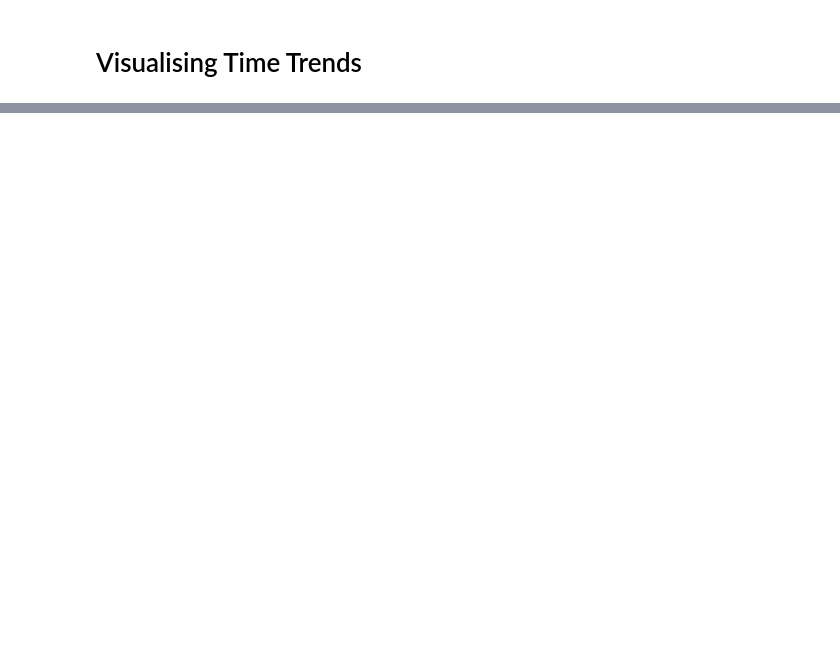
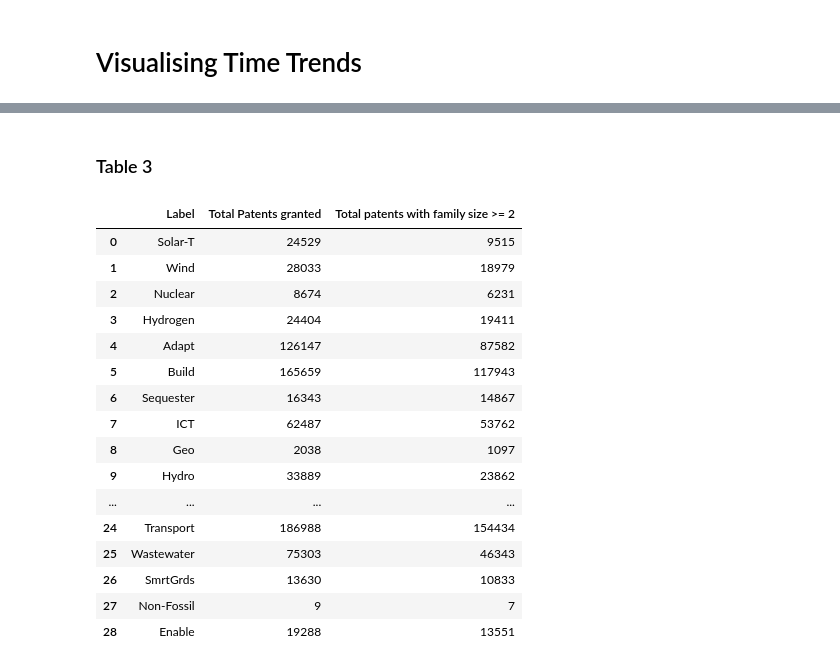
Before and after one commit to Nitasha05/Disasters-and-green-Innovation, a Jupyter notebook: Descriptive Statistics.ipynb, the cells around one changed output, grey strips where cells are left out. Saved outputs shown, nothing was run; the diff lists cells and outputs as text; code cells hidden in the pictures; blank space fills up the shorter version.

```diff
--- a/Descriptive Statistics.ipynb
+++ b/Descriptive Statistics.ipynb
@@ -28,0 +273,30 @@ ValueError: x and y must have same first dimension, but have shapes (4248,) and
+# %% [markdown]
+### Table 3
+# %%
+Category = ['Solar-T', 'Wind', 'Nuclear', 'Hydrogen', 'Adapt','Build','Sequester', 'ICT', 'Geo', 'Hydro', 'Ocean', 'PV', 'Thermal-PV', 'Combust', 'Fusion', 'Fission', 'Electric', 'Biofuel', 'Waste', 'Store- B', 'Store - C', 'Store- T', 'Store- M', 'Processing', 'Transport', 'Wastewater', 'SmrtGrds', 'Non-Fossil', 'Enable']
+granted = []
+family_ge_2 = []
+for cat in Category:
+    df = pd.read_csv('/Volumes/NJ_4TB/PATSAT/MyFiles/'+ cat + '_panel.csv', skipinitialspace=True, header=0)
+    granted.append(sum(df['granted_count']))
+    family_ge_2.append(sum(df['granted_family_ge_2_count']))
+df_table_3 = pd.DataFrame().from_records({'Label':Category,'Total Patents granted':granted, "Total patents with family size >= 2":family_ge_2})
+(df_table_3)
+# %% [output]
+|  | Label | Total Patents granted | Total patents with family size >= 2 |
+| 0 | Solar-T | 24529 | 9515 |
+| 1 | Wind | 28033 | 18979 |
+| 2 | Nuclear | 8674 | 6231 |
+| 3 | Hydrogen | 24404 | 19411 |
+| 4 | Adapt | 126147 | 87582 |
+| 5 | Build | 165659 | 117943 |
+| 6 | Sequester | 16343 | 14867 |
+| 7 | ICT | 62487 | 53762 |
+| 8 | Geo | 2038 | 1097 |
+| 9 | Hydro | 33889 | 23862 |
+| ... | ... | ... | ... |
+| 24 | Transport | 186988 | 154434 |
+| 25 | Wastewater | 75303 | 46343 |
+| 26 | SmrtGrds | 13630 | 10833 |
+| 27 | Non-Fossil | 9 | 7 |
+| 28 | Enable | 19288 | 13551 |
```
Also changed, not shown: parts of 24 cells of this notebook, 6 other files.
